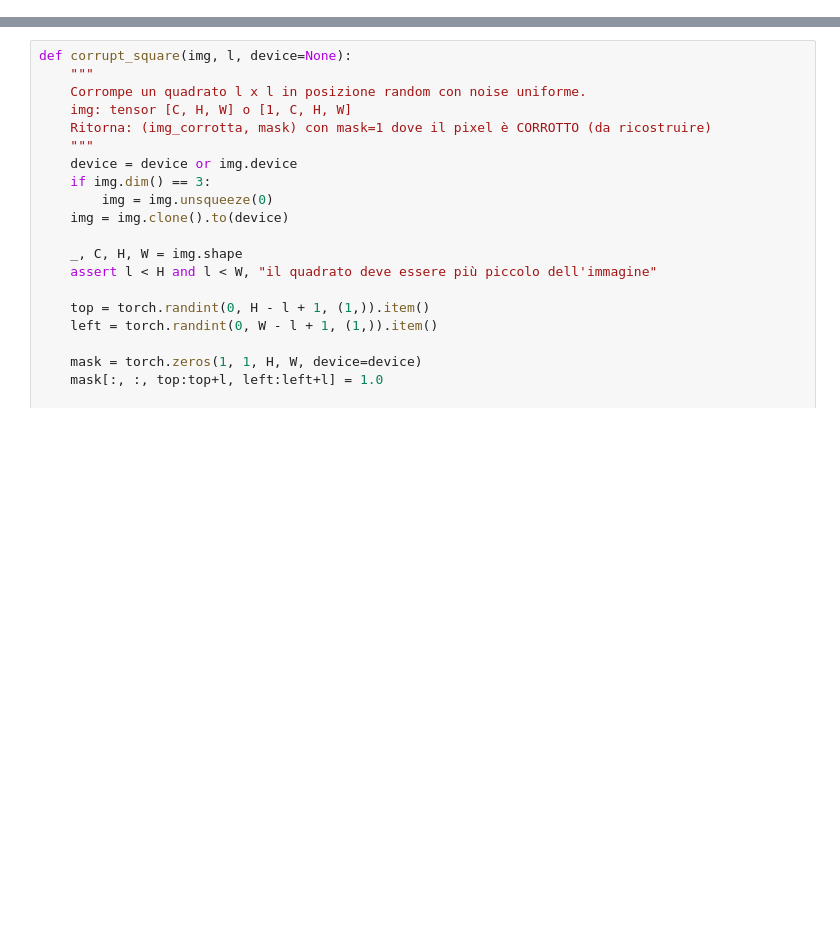
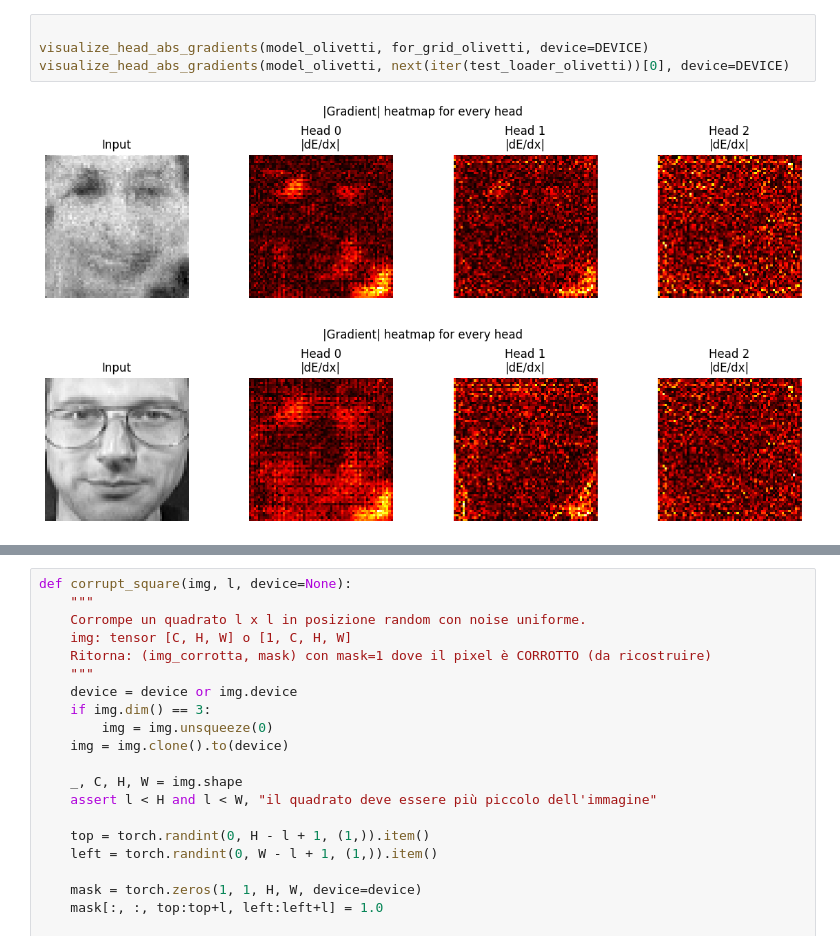
Before and after one commit to marco-cartago/EbmFcT, a Jupyter notebook: tmp_gifs.ipynb, the cells around one changed output, grey strips where cells are left out. Cells and saved outputs as stored; diff of their text form; blank space fills up the shorter version.

```diff
--- a/tmp_gifs.ipynb
+++ b/tmp_gifs.ipynb
@@ -45,0 +49,7 @@ TypeError: diagnose() missing 4 required positional arguments: 'sampler', 'img_s
+# %%
+
+visualize_head_abs_gradients(model_olivetti, for_grid_olivetti, device=DEVICE)
+visualize_head_abs_gradients(model_olivetti, next(iter(test_loader_olivetti))[0], device=DEVICE)
+# %% [output]
+[figure, added]
+[figure, added]
```
Also changed, not shown: parts of 14 cells of this notebook.
